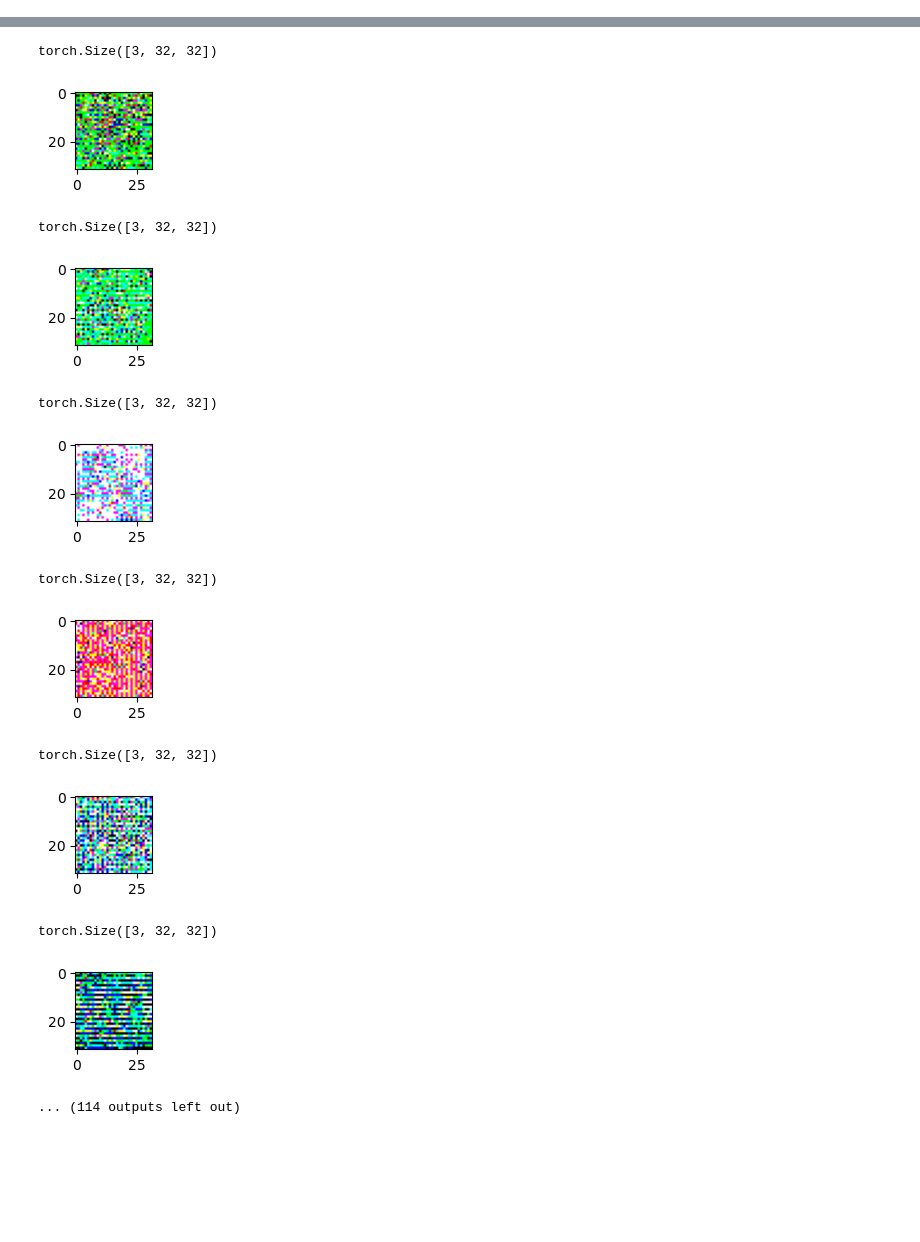
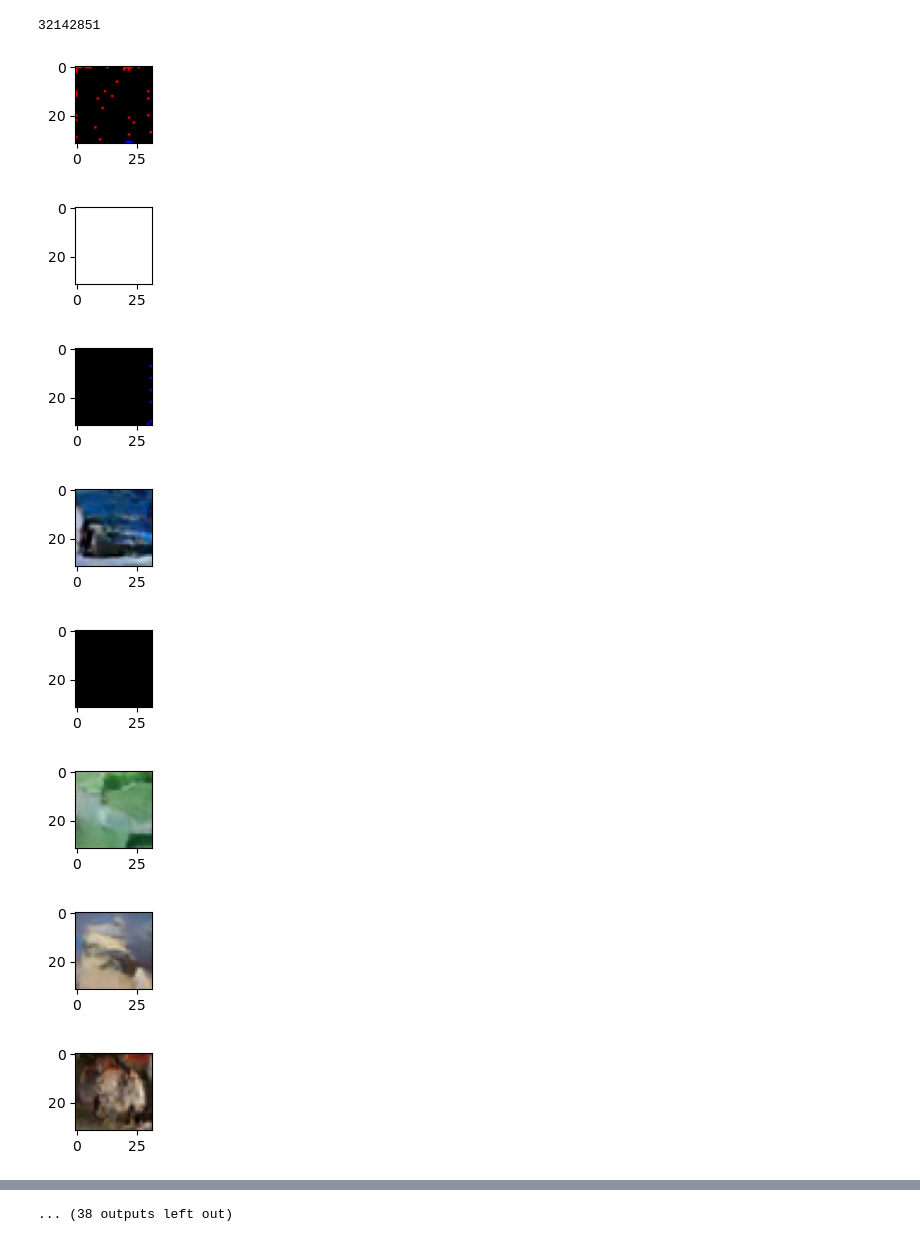
Before and after one commit to MyeongGuJo/diffusion, a Jupyter notebook: DDPM/test.ipynb, the cells around one changed output, grey strips where cells are left out. Drawn from its saved outputs; the diff is of its cells as text; code cells hidden in the pictures; blank space fills up the shorter version.

```diff
--- a/DDPM/test.ipynb
+++ b/DDPM/test.ipynb
@@ -35,15 +42,32 @@ plt.show()
 # %%
-from models.model import Unet
+from models.inheritance import Unet
 
 bs = 32
 ch = 3
 size = 32
 timestep = 5000
-down_chs = (16, 64, 128, 256, 1024)
+down_chs = (64, 256, 256, 256)
 lr = 2e-4
-epochs = 100
+epochs = 50
 device = 'cuda' if torch.cuda.is_available() else 'cpu'
 
-model = Unet(ch, size, down_chs, timestep).to(device)
+model = Unet(
+    ch=ch,
+    size=size,
+    down_chs=down_chs,
+    down_block_types=(
+        "DownBlock2D",
+        "DownBlock2D",
+        "AttnDownBlock2D",
+        "DownBlock2D",
+    ),
+    up_block_types=(
+        "UpBlock2D",
+        "AttnUpBlock2D",
+        "UpBlock2D",
+        "UpBlock2D",
+    ),
+    timestep=timestep,
+).to(device)
 
 device
@@ -50,5 +76,7 @@ device
 # %%
 sum(p.numel() for p in model.parameters() if p.requires_grad)
+# %% [output]
+32142851
 # %%
 def sample_image(image):
     image = image.squeeze(0).cpu()
@@ -74,30 +102,38 @@ optimizer = Adam(model.parameters(), lr=lr)
 # %%
 model.train()
 samples = []
 
 for epoch in range(epochs):
     loader = tqdm(train_loader)
 
     for step, batch in enumerate(loader):
         image, label = batch
 
         bs_dim = image.shape[0]
 
         image = image.to(device)
         t = torch.randint(0, timestep, (bs_dim, ), device=device)
 
         optimizer.zero_grad()
 
         loss = model.get_loss(image, t)
 
         loss.backward()
 
         optimizer.step()
 
         loader.set_description(f'Epoch {epoch} | step: {step} | loss: {loss.item():.4f}')
 
     with torch.no_grad():
-        sample = model.sampling()
+        sample = model.sampling(size=(1, ch, size, size))
         samples.append(sample)
         sample_image(sample)
 # %% [output]
+[figure, new version]
+[figure, new version]
+[figure, new version]
+[figure, new version]
+[figure, new version]
+[figure, new version]
+[figure, added]
+[figure, added]
@@ -104,16 +144,4 @@ for epoch in range(epochs):
-torch.Size([3, 32, 32])
+... (38 outputs left out)
-[figure, old version]
-torch.Size([3, 32, 32])
-[figure, old version]
-torch.Size([3, 32, 32])
-[figure, old version]
-torch.Size([3, 32, 32])
-[figure, old version]
-torch.Size([3, 32, 32])
-[figure, old version]
-torch.Size([3, 32, 32])
-[figure, old version]
-... (114 outputs left out)
 # %%
 model.eval()
 
```
Also changed, not shown: parts of 6 cells of this notebook, 2 other files.
